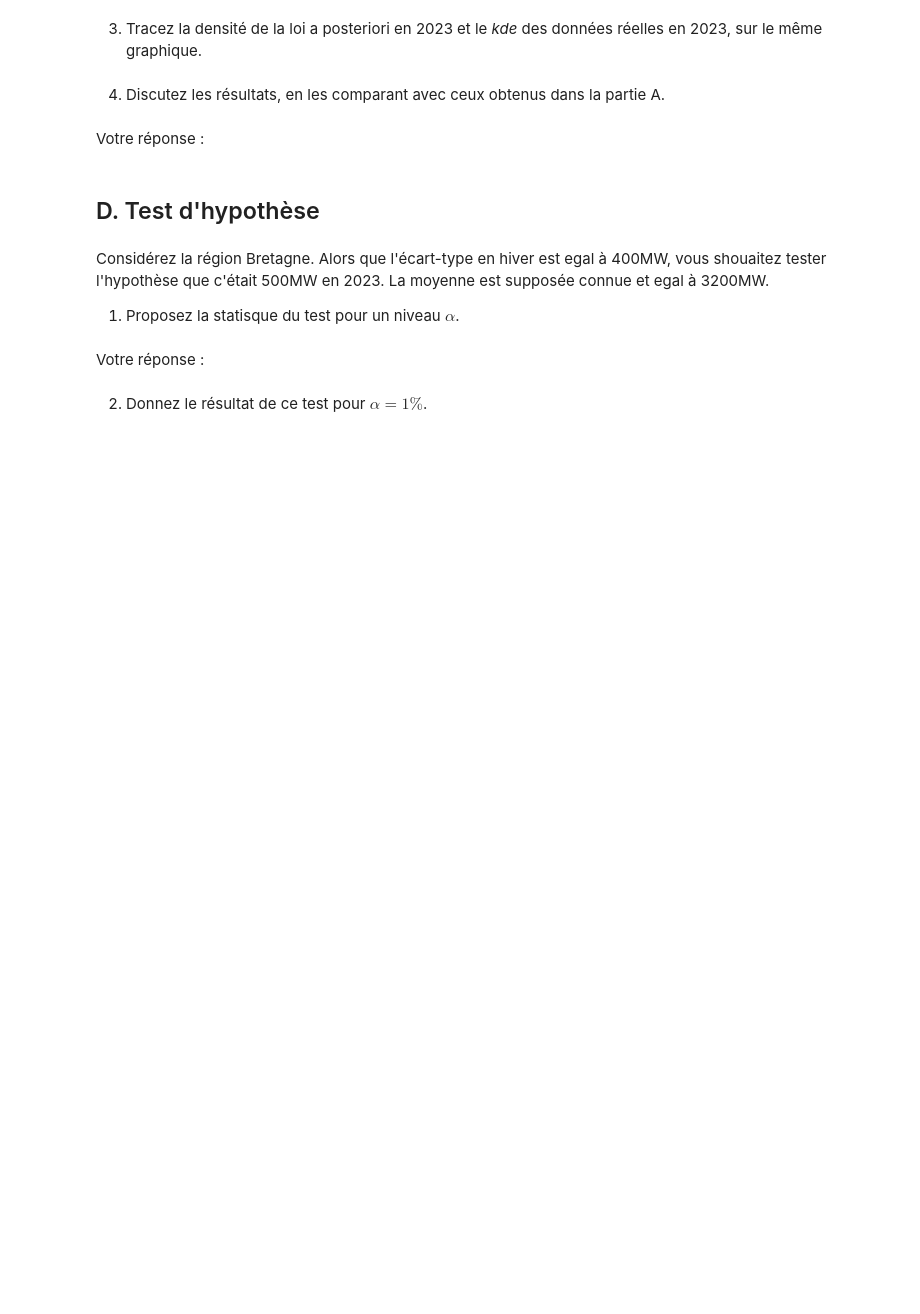
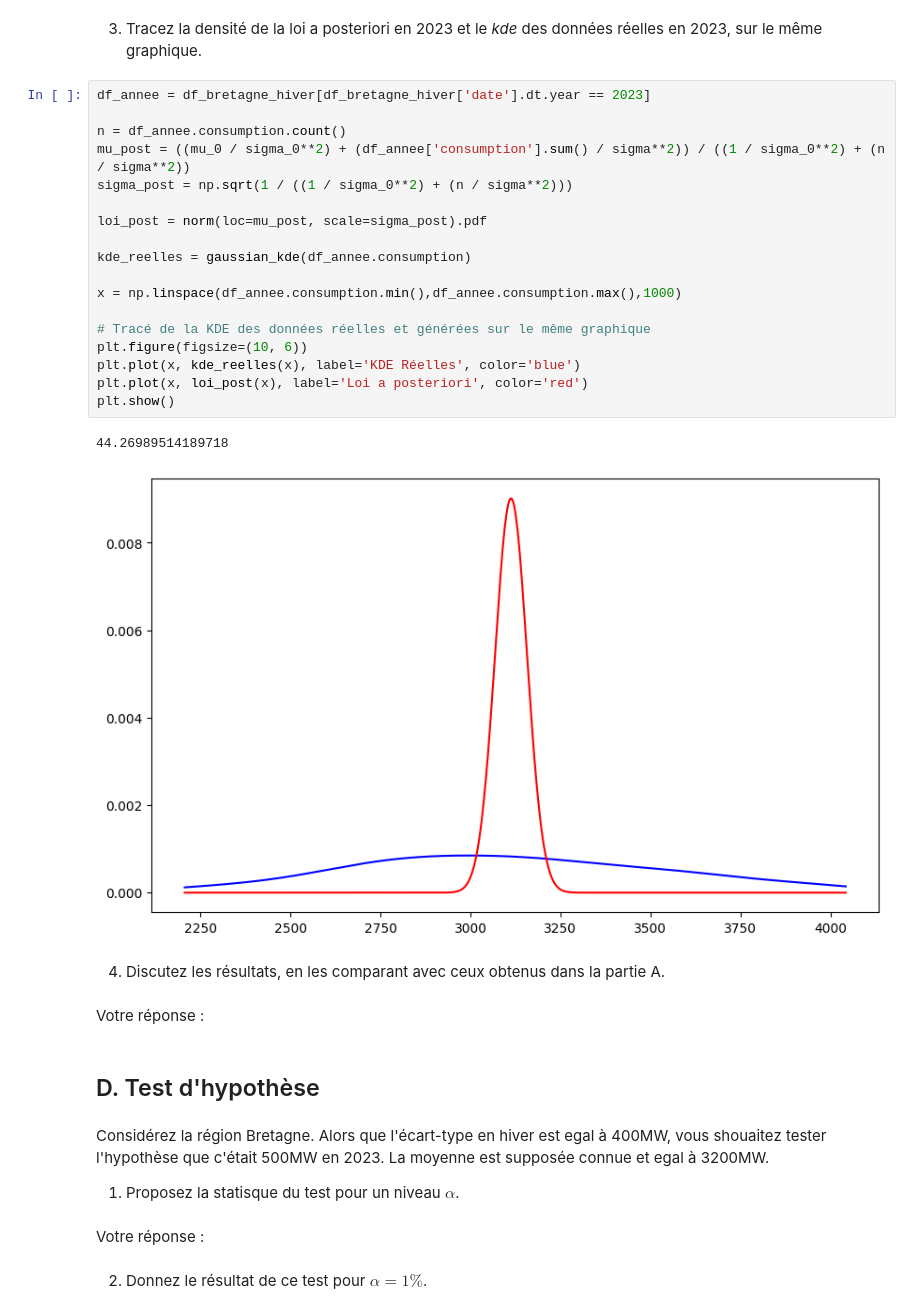
Before and after one commit to Etyl/MDI220, a Jupyter notebook: projet_MDI220.ipynb, the cells around one changed output. Cells and saved outputs as stored; diff of their text form; blank space fills up the shorter version.

```diff
--- a/projet_MDI220.ipynb
+++ b/projet_MDI220.ipynb
@@ -397,5 +443,26 @@ Ces formules représentent la moyenne et l'écart-type de la loi a posteriori po
 # %% [markdown]
 3. Tracez la densité de la loi a posteriori en 2023 et le *kde* des données réelles en 2023, sur le même graphique.
+# %%
+df_annee = df_bretagne_hiver[df_bretagne_hiver['date'].dt.year == 2023]
+
+n = df_annee.consumption.count()
+mu_post = ((mu_0 / sigma_0**2) + (df_annee['consumption'].sum() / sigma**2)) / ((1 / sigma_0**2) + (n / sigma**2))
+sigma_post = np.sqrt(1 / ((1 / sigma_0**2) + (n / sigma**2)))
+
+loi_post = norm(loc=mu_post, scale=sigma_post).pdf
+
+kde_reelles = gaussian_kde(df_annee.consumption)
+
+x = np.linspace(df_annee.consumption.min(),df_annee.consumption.max(),1000)
+
+# Tracé de la KDE des données réelles et générées sur le même graphique
+plt.figure(figsize=(10, 6))
+plt.plot(x, kde_reelles(x), label='KDE Réelles', color='blue')
+plt.plot(x, loi_post(x), label='Loi a posteriori', color='red')
+plt.show()
+# %% [output]
+44.26989514189718
+[figure, added]
 # %% [markdown]
 4. Discutez les résultats, en les comparant avec ceux obtenus dans la partie A.
 # %% [markdown]
```
Also changed, not shown: parts of 9 cells of this notebook.
